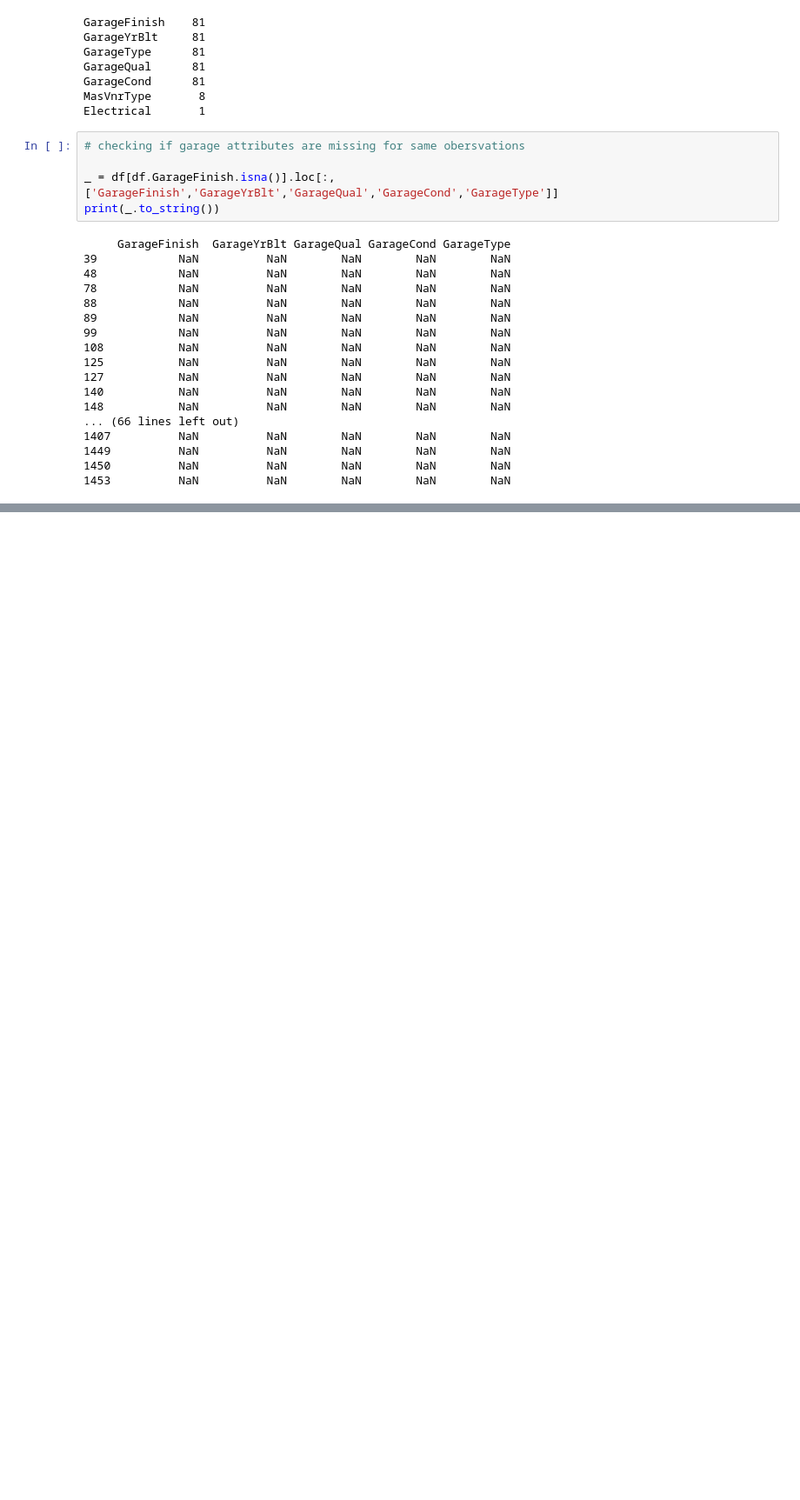
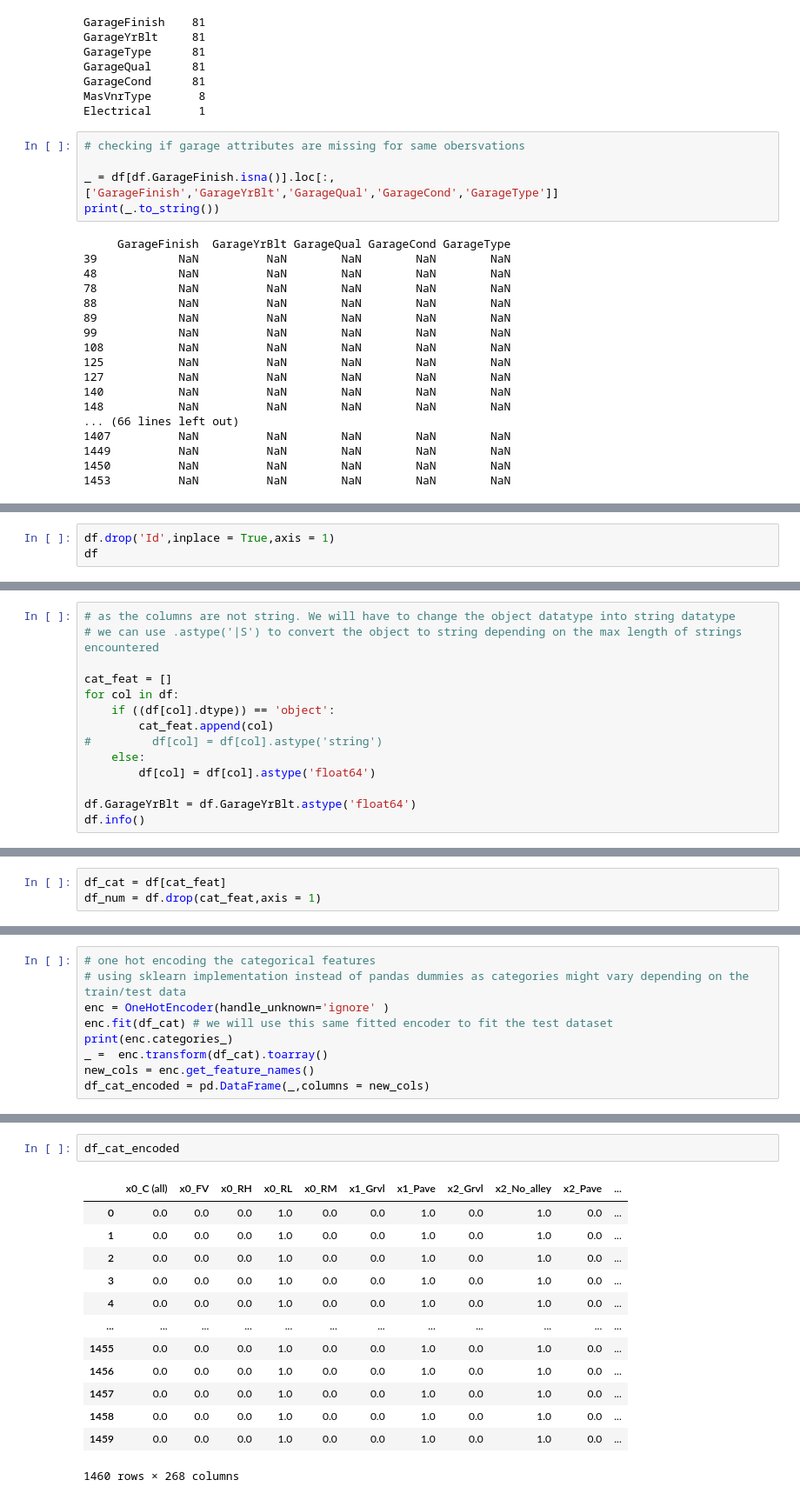
Before and after one commit to TheRohanVerma/DataScience_KaggleCompetitions, a Jupyter notebook: HousePrices/house_prices.ipynb, the cells around one changed output, grey strips where cells are left out. Shown: that part at 87% size. Cells and saved outputs as stored; diff of their text form; blank space fills up the shorter version.

```diff
--- a/HousePrices/house_prices.ipynb
+++ b/HousePrices/house_prices.ipynb
@@ -123,0 +143,3 @@ Electrical    1
+# %%
+df.drop('Id',inplace = True,axis = 1)
+df
@@ -123,0 +160,14 @@ Electrical    1
+# %%
+# as the columns are not string. We will have to change the object datatype into string datatype
+# we can use .astype('|S') to convert the object to string depending on the max length of strings encountered
+
+cat_feat = []
+for col in df:
+    if ((df[col].dtype)) == 'object':
+        cat_feat.append(col)
+#         df[col] = df[col].astype('string')
+    else:
+        df[col] = df[col].astype('float64')
+
+df.GarageYrBlt = df.GarageYrBlt.astype('float64')
+df.info()
@@ -123,0 +192,3 @@ Electrical    1
+# %%
+df_cat = df[cat_feat]
+df_num = df.drop(cat_feat,axis = 1)
@@ -123,0 +212,9 @@ Electrical    1
+# %%
+# one hot encoding the categorical features
+# using sklearn implementation instead of pandas dummies as categories might vary depending on the train/test data
+enc = OneHotEncoder(handle_unknown='ignore' )
+enc.fit(df_cat) # we will use this same fitted encoder to fit the test dataset
+print(enc.categories_)
+_ =  enc.transform(df_cat).toarray()
+new_cols = enc.get_feature_names()
+df_cat_encoded = pd.DataFrame(_,columns = new_cols)
@@ -123,0 +238,16 @@ Electrical    1
+# %%
+df_cat_encoded
+# %% [output]
+|  | x0_C (all) | x0_FV | x0_RH | x0_RL | x0_RM | x1_Grvl | x1_Pave | x2_Grvl | x2_No_alley | x2_Pave | ... |
+| 0 | 0.0 | 0.0 | 0.0 | 1.0 | 0.0 | 0.0 | 1.0 | 0.0 | 1.0 | 0.0 | ... |
+| 1 | 0.0 | 0.0 | 0.0 | 1.0 | 0.0 | 0.0 | 1.0 | 0.0 | 1.0 | 0.0 | ... |
+| 2 | 0.0 | 0.0 | 0.0 | 1.0 | 0.0 | 0.0 | 1.0 | 0.0 | 1.0 | 0.0 | ... |
+| 3 | 0.0 | 0.0 | 0.0 | 1.0 | 0.0 | 0.0 | 1.0 | 0.0 | 1.0 | 0.0 | ... |
+| 4 | 0.0 | 0.0 | 0.0 | 1.0 | 0.0 | 0.0 | 1.0 | 0.0 | 1.0 | 0.0 | ... |
+| ... | ... | ... | ... | ... | ... | ... | ... | ... | ... | ... | ... |
+| 1455 | 0.0 | 0.0 | 0.0 | 1.0 | 0.0 | 0.0 | 1.0 | 0.0 | 1.0 | 0.0 | ... |
+| 1456 | 0.0 | 0.0 | 0.0 | 1.0 | 0.0 | 0.0 | 1.0 | 0.0 | 1.0 | 0.0 | ... |
+| 1457 | 0.0 | 0.0 | 0.0 | 1.0 | 0.0 | 0.0 | 1.0 | 0.0 | 1.0 | 0.0 | ... |
+| 1458 | 0.0 | 0.0 | 0.0 | 1.0 | 0.0 | 0.0 | 1.0 | 0.0 | 1.0 | 0.0 | ... |
+| 1459 | 0.0 | 0.0 | 0.0 | 1.0 | 0.0 | 0.0 | 1.0 | 0.0 | 1.0 | 0.0 | ... |
+1460 rows × 268 columns
```
Also changed, not shown: parts of 13 cells of this notebook.
